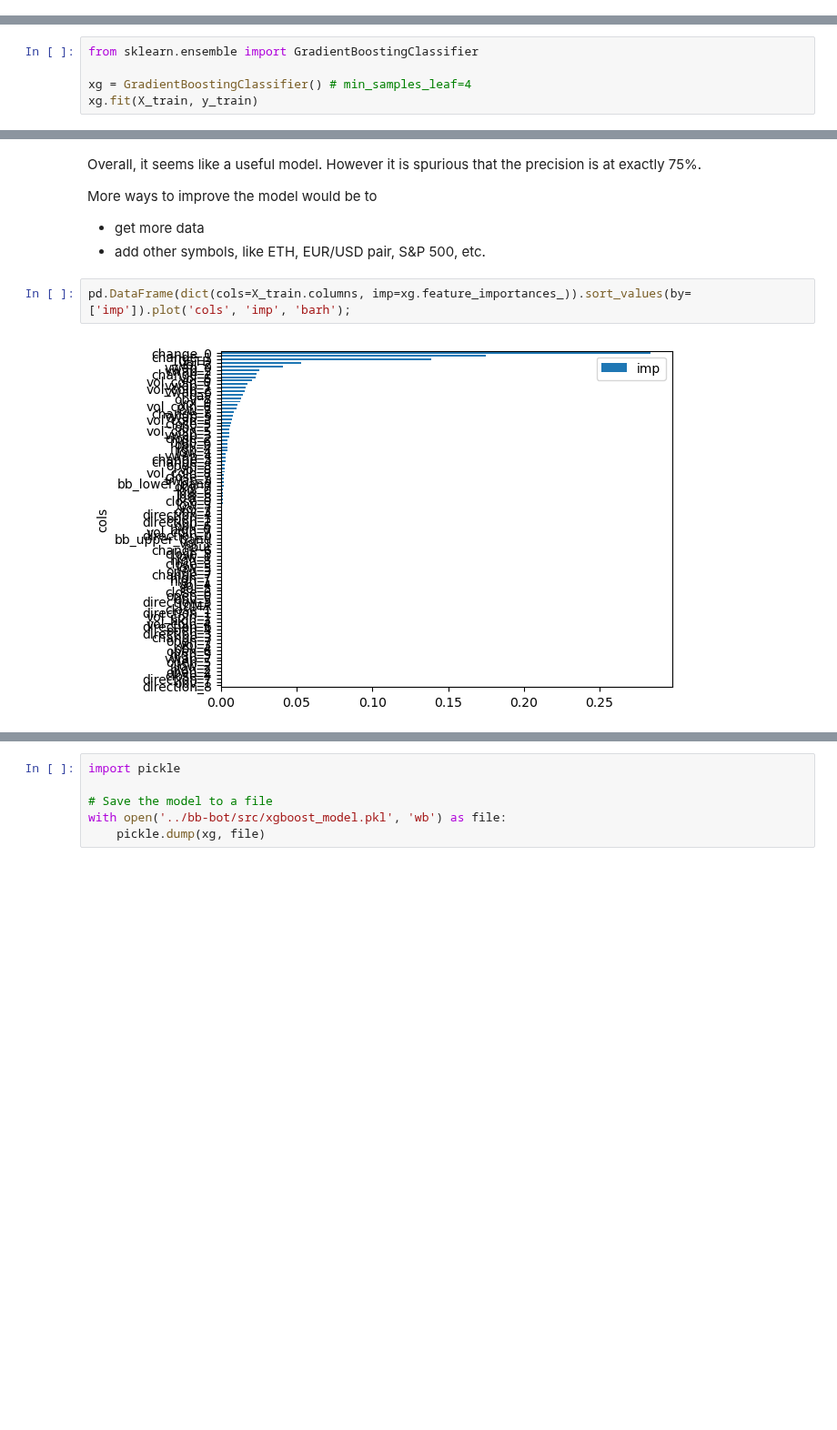
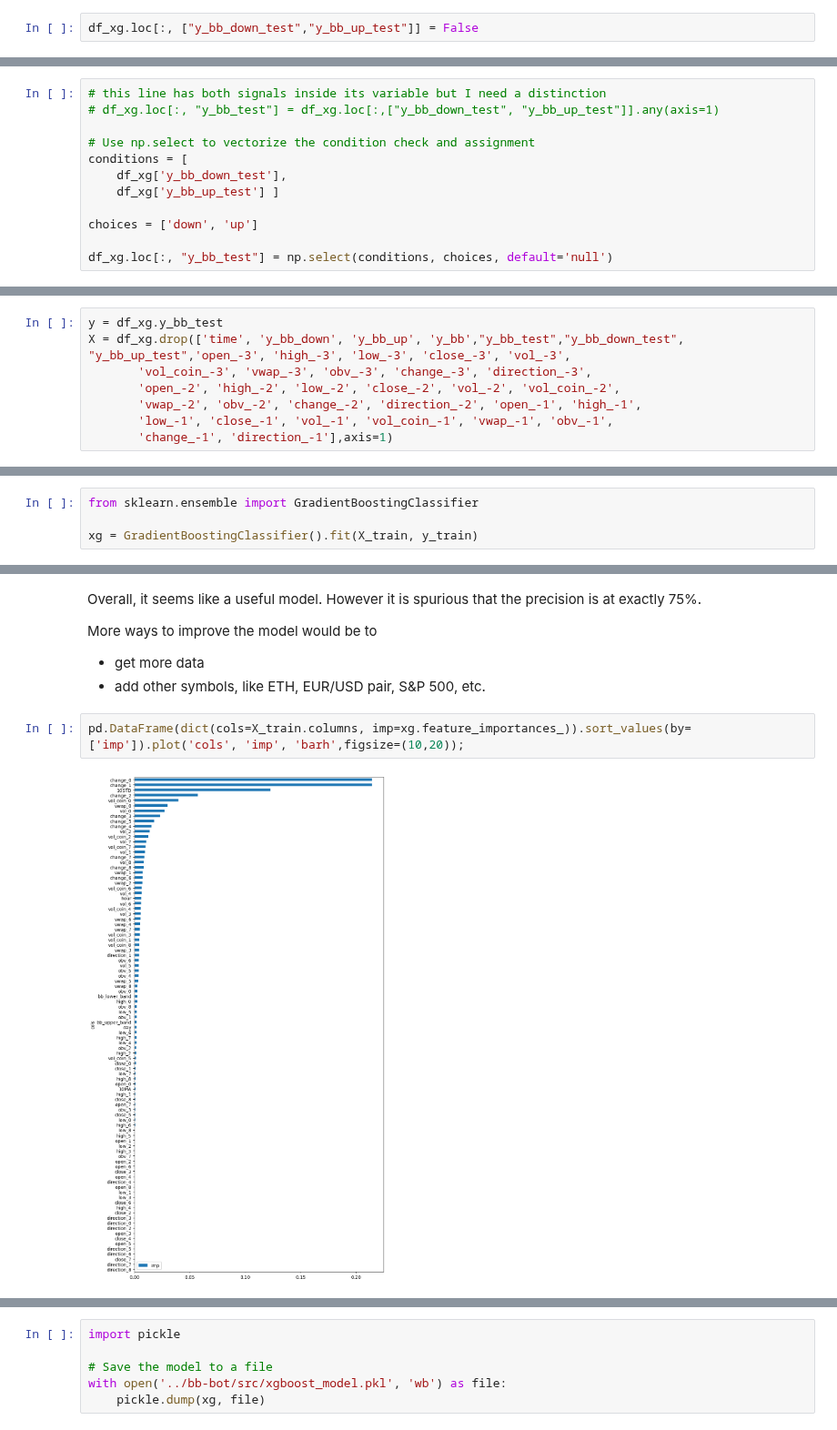
Before and after one commit to georghoeller/fastbook, a Jupyter notebook: my-stuff/lesson5-random-forests/ch9-tabular-xgboost.ipynb, the cells around one changed output, grey strips where cells are left out. Shown at 91% size. Drawn from its saved outputs; the diff is of its cells as text; blank space fills up the shorter version.

```diff
--- a/my-stuff/lesson5-random-forests/ch9-tabular-xgboost.ipynb
+++ b/my-stuff/lesson5-random-forests/ch9-tabular-xgboost.ipynb
@@ -246,0 +255,2 @@ Index(['close_6', 'vol_6', 'vol_coin_6', 'vwap_6', 'obv_6', 'change_6',
+# %%
+df_xg.loc[:, ["y_bb_down_test","y_bb_up_test"]] = False
@@ -246,0 +292,12 @@ Index(['close_6', 'vol_6', 'vol_coin_6', 'vwap_6', 'obv_6', 'change_6',
+# %%
+# this line has both signals inside its variable but I need a distinction
+# df_xg.loc[:, "y_bb_test"] = df_xg.loc[:,["y_bb_down_test", "y_bb_up_test"]].any(axis=1)
+
+# Use np.select to vectorize the condition check and assignment
+conditions = [
+    df_xg['y_bb_down_test'],
+    df_xg['y_bb_up_test'] ]
+
+choices = ['down', 'up']
+
+df_xg.loc[:, "y_bb_test"] = np.select(conditions, choices, default='null')
@@ -262,0 +316,8 @@ X = df_xg.drop(['time', 'y_bb_down', 'y_bb_up', 'y_bb','open_-3', 'high_-3', 'lo
+# %%
+y = df_xg.y_bb_test
+X = df_xg.drop(['time', 'y_bb_down', 'y_bb_up', 'y_bb',"y_bb_test","y_bb_down_test", "y_bb_up_test",'open_-3', 'high_-3', 'low_-3', 'close_-3', 'vol_-3',
+       'vol_coin_-3', 'vwap_-3', 'obv_-3', 'change_-3', 'direction_-3',
+       'open_-2', 'high_-2', 'low_-2', 'close_-2', 'vol_-2', 'vol_coin_-2',
+       'vwap_-2', 'obv_-2', 'change_-2', 'direction_-2', 'open_-1', 'high_-1',
+       'low_-1', 'close_-1', 'vol_-1', 'vol_coin_-1', 'vwap_-1', 'obv_-1',
+       'change_-1', 'direction_-1'],axis=1)
@@ -267,8 +348,7 @@ X_train, X_test, y_train, y_test = train_test_split(X, y, stratify=None,shuffle=
 # %%
 from sklearn.ensemble import GradientBoostingClassifier
 
-xg = GradientBoostingClassifier() # min_samples_leaf=4
-xg.fit(X_train, y_train)
+xg = GradientBoostingClassifier().fit(X_train, y_train)
 # %% [output]
 GradientBoostingClassifier()
 # %%
@@ -308,6 +390,6 @@ More ways to improve the model would be to
 - get more data
 - add other symbols, like ETH, EUR/USD pair, S&P 500, etc.
 # %%
-pd.DataFrame(dict(cols=X_train.columns, imp=xg.feature_importances_)).sort_values(by=['imp']).plot('cols', 'imp', 'barh');
+pd.DataFrame(dict(cols=X_train.columns, imp=xg.feature_importances_)).sort_values(by=['imp']).plot('cols', 'imp', 'barh',figsize=(10,20));
 # %% [output]
-[figure, old version]
+[figure, new version]
```
Also changed, not shown: parts of 22 cells of this notebook, 7 other files.
